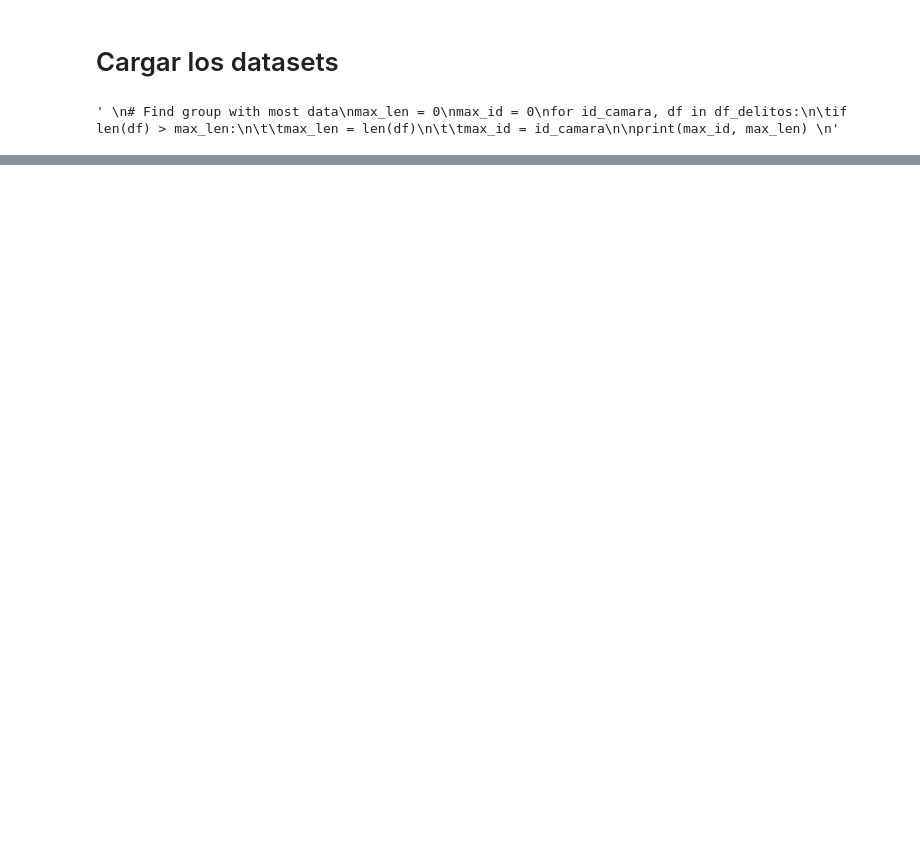
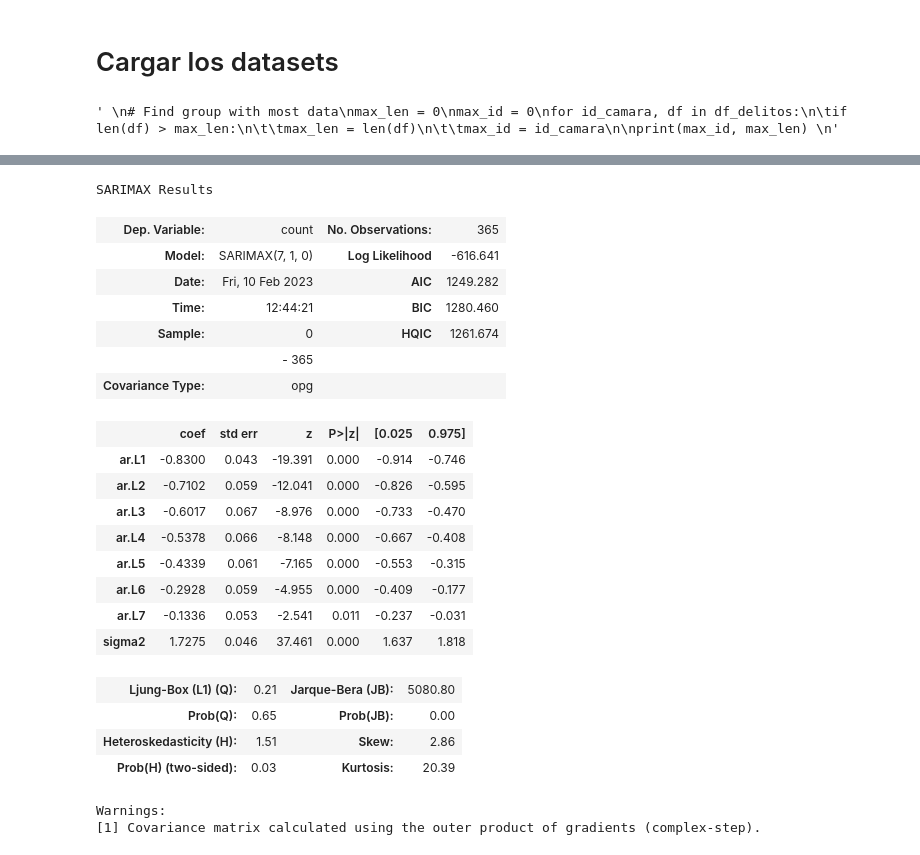
Before and after one commit to M1ndBlast/c5, a Jupyter notebook: arima.ipynb, the cells around one changed output, grey strips where cells are left out. Drawn from its saved outputs; the diff is of its cells as text; code cells hidden in the pictures; blank space fills up the shorter version.

```diff
--- a/arima.ipynb
+++ b/arima.ipynb
@@ -154,3 +152,34 @@ RMSE Error: 0.8066425450969037
+# %%
+# Fit a SARIMAX(0, 1, 1)x(2, 1, 1, 12) on the training set
+from statsmodels.tsa.statespace.sarimax import SARIMAX
+
+model = SARIMAX(train, order = (7, 1, 0), seasonal_order =(0, 0, 0, 0))
+results = model.fit()
+results.summary()
+# %% [output]
+SARIMAX Results
+| Dep. Variable: | count | No. Observations: | 365 |
+| Model: | SARIMAX(7, 1, 0) | Log Likelihood | -616.641 |
+| Date: | Fri, 10 Feb 2023 | AIC | 1249.282 |
+| Time: | 12:44:21 | BIC | 1280.460 |
+| Sample: | 0 | HQIC | 1261.674 |
+|  | - 365 |  |  |
+| Covariance Type: | opg |  |  |
+|  | coef | std err | z | P>|z| | [0.025 | 0.975] |
+| ar.L1 | -0.8300 | 0.043 | -19.391 | 0.000 | -0.914 | -0.746 |
+| ar.L2 | -0.7102 | 0.059 | -12.041 | 0.000 | -0.826 | -0.595 |
+| ar.L3 | -0.6017 | 0.067 | -8.976 | 0.000 | -0.733 | -0.470 |
+| ar.L4 | -0.5378 | 0.066 | -8.148 | 0.000 | -0.667 | -0.408 |
+| ar.L5 | -0.4339 | 0.061 | -7.165 | 0.000 | -0.553 | -0.315 |
+| ar.L6 | -0.2928 | 0.059 | -4.955 | 0.000 | -0.409 | -0.177 |
+| ar.L7 | -0.1336 | 0.053 | -2.541 | 0.011 | -0.237 | -0.031 |
+| sigma2 | 1.7275 | 0.046 | 37.461 | 0.000 | 1.637 | 1.818 |
+| Ljung-Box (L1) (Q): | 0.21 | Jarque-Bera (JB): | 5080.80 |
+| Prob(Q): | 0.65 | Prob(JB): | 0.00 |
+| Heteroskedasticity (H): | 1.51 | Skew: | 2.86 |
+| Prob(H) (two-sided): | 0.03 | Kurtosis: | 20.39 |
+Warnings:
+[1] Covariance matrix calculated using the outer product of gradients (complex-step).
 # %%
 # Análisis estádistico utilizando ARIMA
 
```
Also changed, not shown: parts of 6 cells of this notebook.
